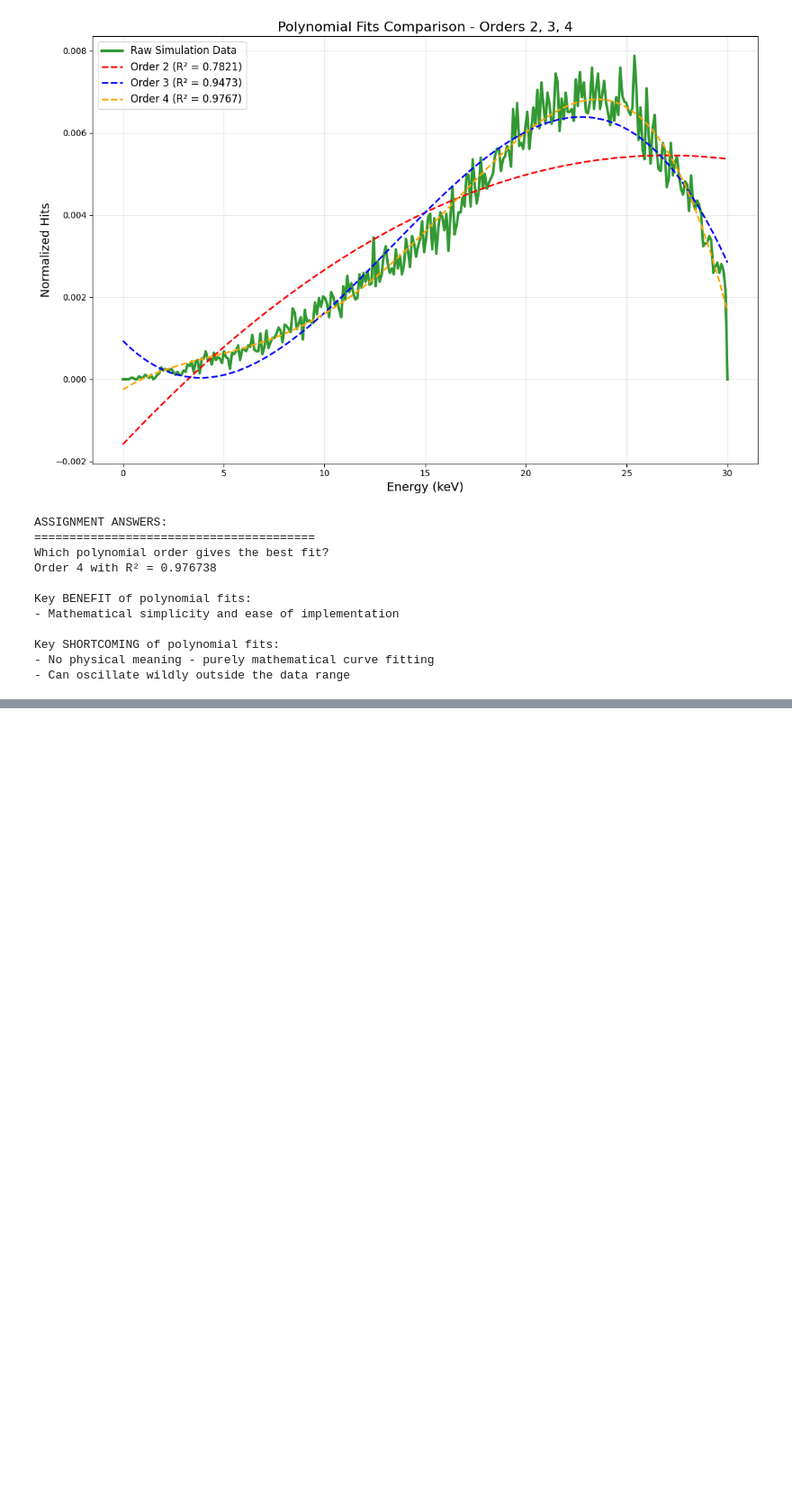
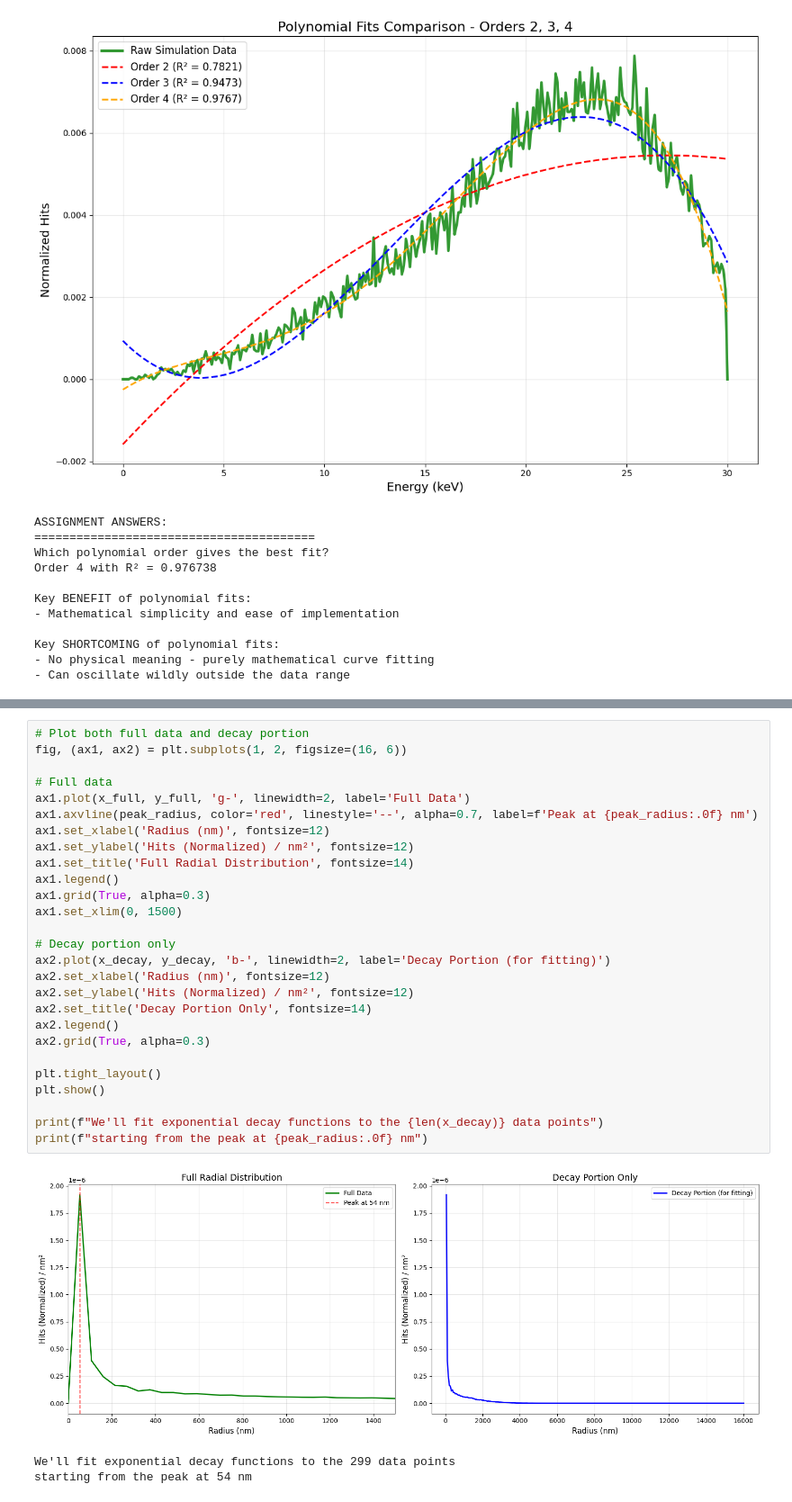
Before and after one commit to FattDuckk/nanofabrication, a Jupyter notebook: tutorial/tut2/tut2.ipynb, the cells around one changed output, grey strips where cells are left out. Shown at 90% size. Drawn from its saved outputs; the diff is of its cells as text; blank space fills up the shorter version.

```diff
--- a/tutorial/tut2/tut2.ipynb
+++ b/tutorial/tut2/tut2.ipynb
@@ -313,0 +460,31 @@ UnicodeDecodeError: 'utf-8' codec can't decode byte 0xb2 in position 56: invalid
+# %%
+# Plot both full data and decay portion
+fig, (ax1, ax2) = plt.subplots(1, 2, figsize=(16, 6))
+
+# Full data
+ax1.plot(x_full, y_full, 'g-', linewidth=2, label='Full Data')
+ax1.axvline(peak_radius, color='red', linestyle='--', alpha=0.7, label=f'Peak at {peak_radius:.0f} nm')
+ax1.set_xlabel('Radius (nm)', fontsize=12)
+ax1.set_ylabel('Hits (Normalized) / nm²', fontsize=12)
+ax1.set_title('Full Radial Distribution', fontsize=14)
+ax1.legend()
+ax1.grid(True, alpha=0.3)
+ax1.set_xlim(0, 1500)
+
+# Decay portion only
+ax2.plot(x_decay, y_decay, 'b-', linewidth=2, label='Decay Portion (for fitting)')
+ax2.set_xlabel('Radius (nm)', fontsize=12)
+ax2.set_ylabel('Hits (Normalized) / nm²', fontsize=12)
+ax2.set_title('Decay Portion Only', fontsize=14)
+ax2.legend()
+ax2.grid(True, alpha=0.3)
+
+plt.tight_layout()
+plt.show()
+
+print(f"We'll fit exponential decay functions to the {len(x_decay)} data points")
+print(f"starting from the peak at {peak_radius:.0f} nm")
+# %% [output]
+[figure, added]
+We'll fit exponential decay functions to the 299 data points
+starting from the peak at 54 nm
```
Also changed, not shown: parts of 13 cells of this notebook.
